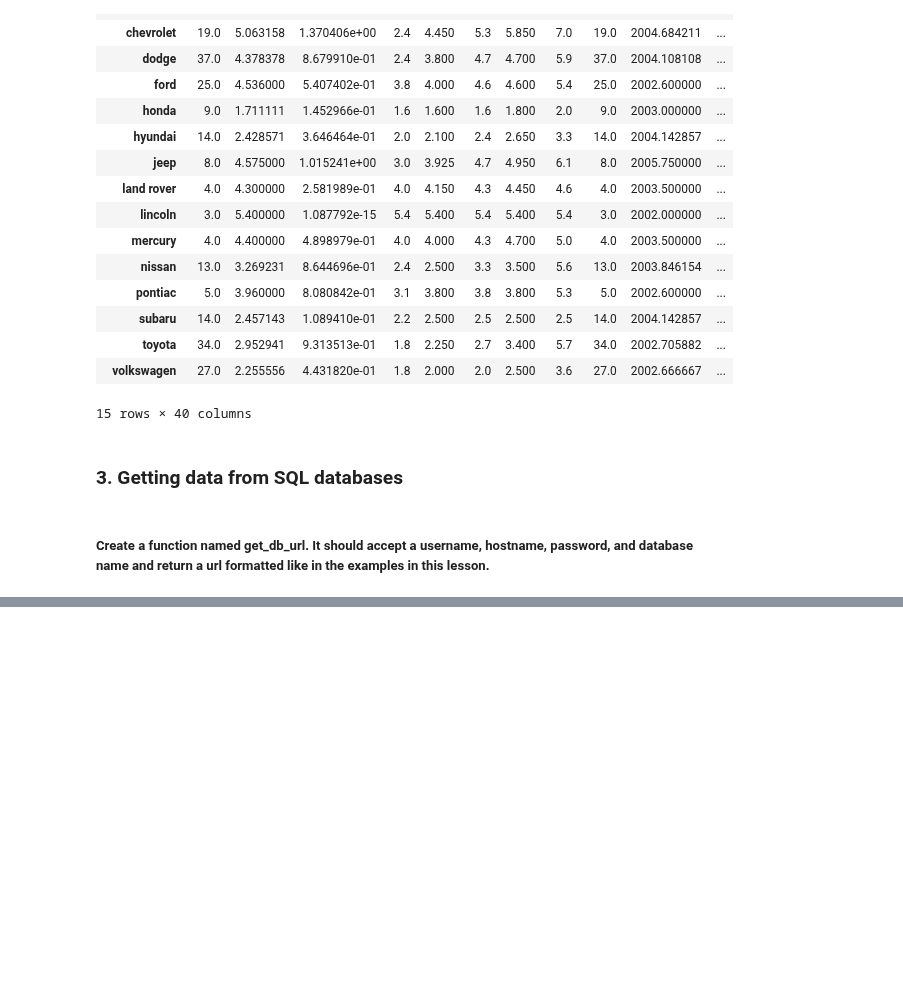
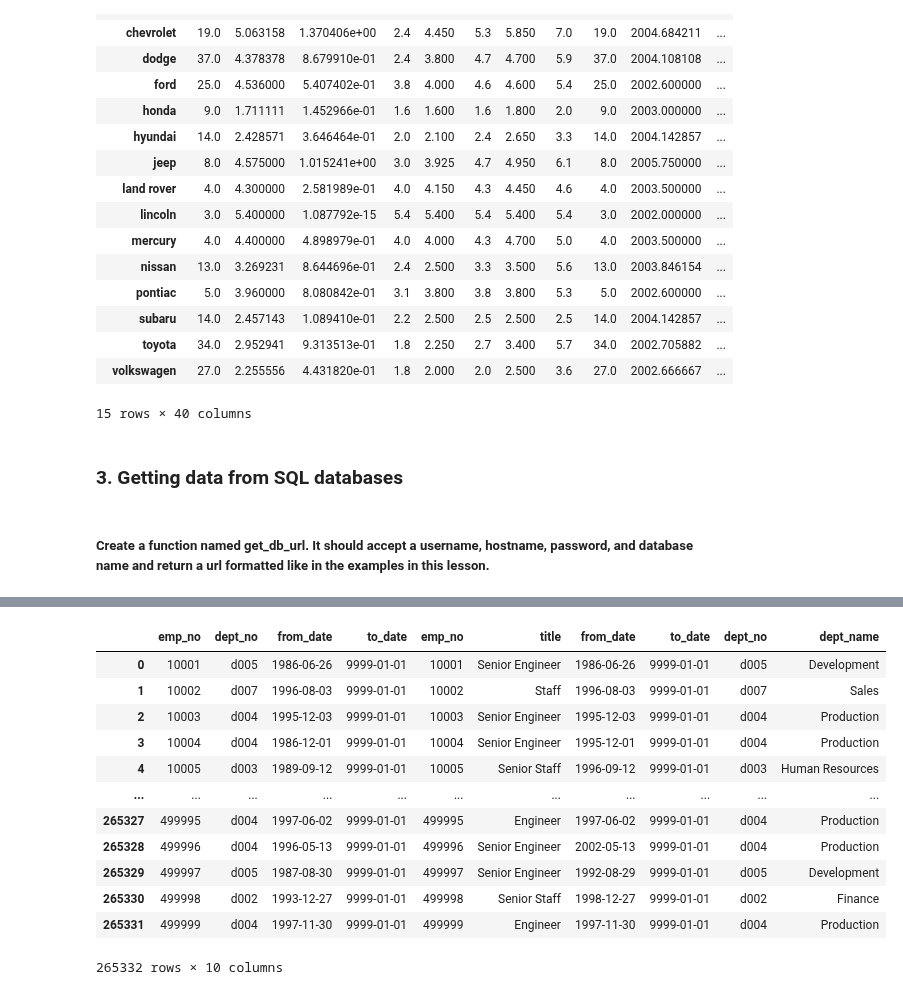
Before and after one commit to lukewbecker/numpy-pandas-visualization-exercises, a Jupyter notebook: advanced_dataframes.ipynb, the cells around one changed output, grey strips where cells are left out. Cells and saved outputs as stored; diff of their text form; code cells hidden in the pictures; blank space fills up the shorter version.

```diff
--- a/advanced_dataframes.ipynb
+++ b/advanced_dataframes.ipynb
@@ -383,0 +686,17 @@ from env import host, user, password
+# %%
+cross_tab_all = pd.read_sql('SELECT * FROM dept_emp AS de JOIN titles as t on de.emp_no = t.emp_no JOIN departments as d on de.dept_no = d.dept_no WHERE t.to_date > CURDATE()', logging_in)
+cross_tab_all
+# %% [output]
+|  | emp_no | dept_no | from_date | to_date | emp_no | title | from_date | to_date | dept_no | dept_name |
+| 0 | 10001 | d005 | 1986-06-26 | 9999-01-01 | 10001 | Senior Engineer | 1986-06-26 | 9999-01-01 | d005 | Development |
+| 1 | 10002 | d007 | 1996-08-03 | 9999-01-01 | 10002 | Staff | 1996-08-03 | 9999-01-01 | d007 | Sales |
+| 2 | 10003 | d004 | 1995-12-03 | 9999-01-01 | 10003 | Senior Engineer | 1995-12-03 | 9999-01-01 | d004 | Production |
+| 3 | 10004 | d004 | 1986-12-01 | 9999-01-01 | 10004 | Senior Engineer | 1995-12-01 | 9999-01-01 | d004 | Production |
+| 4 | 10005 | d003 | 1989-09-12 | 9999-01-01 | 10005 | Senior Staff | 1996-09-12 | 9999-01-01 | d003 | Human Resources |
+| ... | ... | ... | ... | ... | ... | ... | ... | ... | ... | ... |
+| 265327 | 499995 | d004 | 1997-06-02 | 9999-01-01 | 499995 | Engineer | 1997-06-02 | 9999-01-01 | d004 | Production |
+| 265328 | 499996 | d004 | 1996-05-13 | 9999-01-01 | 499996 | Senior Engineer | 2002-05-13 | 9999-01-01 | d004 | Production |
+| 265329 | 499997 | d005 | 1987-08-30 | 9999-01-01 | 499997 | Senior Engineer | 1992-08-29 | 9999-01-01 | d005 | Development |
+| 265330 | 499998 | d002 | 1993-12-27 | 9999-01-01 | 499998 | Senior Staff | 1998-12-27 | 9999-01-01 | d002 | Finance |
+| 265331 | 499999 | d004 | 1997-11-30 | 9999-01-01 | 499999 | Engineer | 1997-11-30 | 9999-01-01 | d004 | Production |
+265332 rows × 10 columns
```
Also changed, not shown: parts of 48 cells of this notebook.
